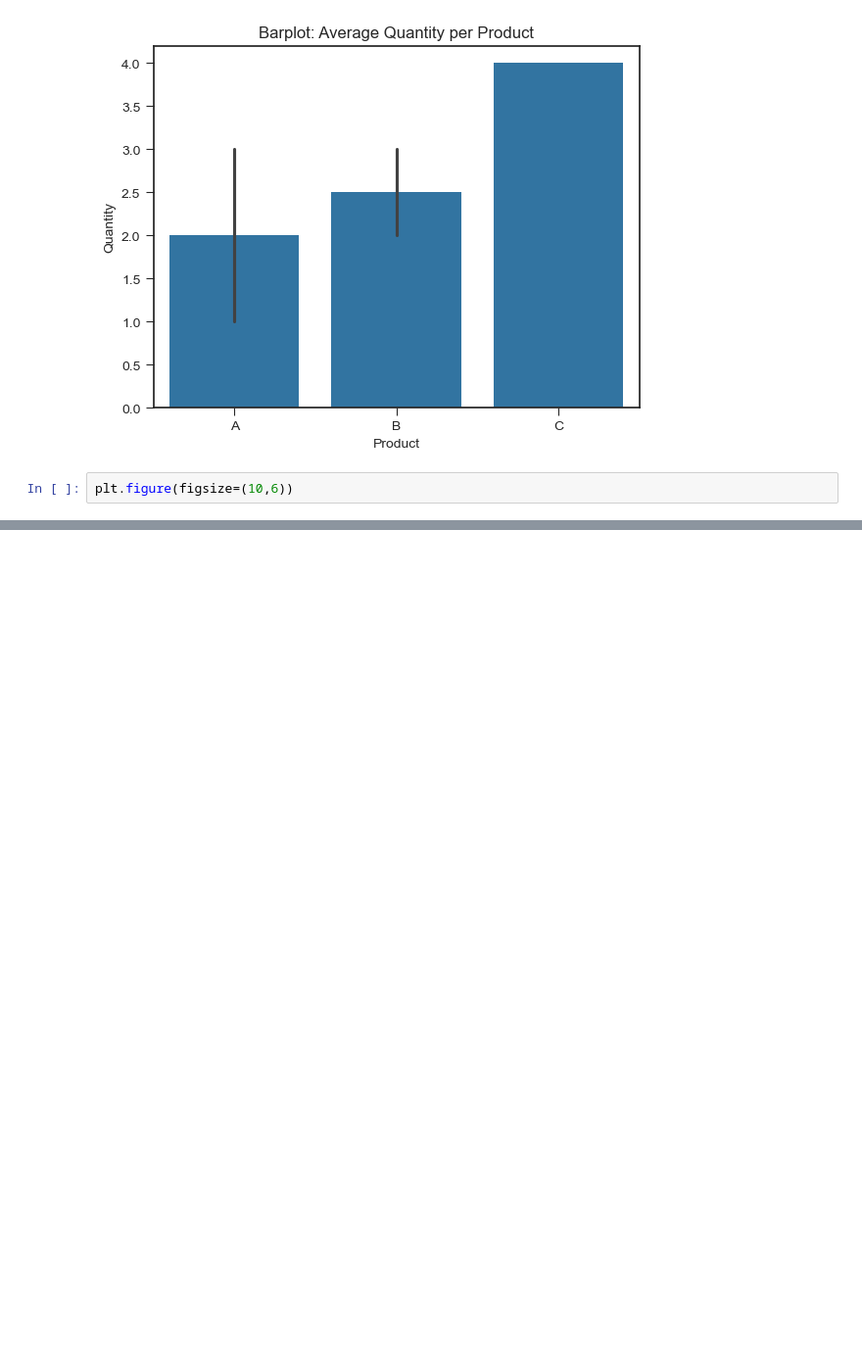
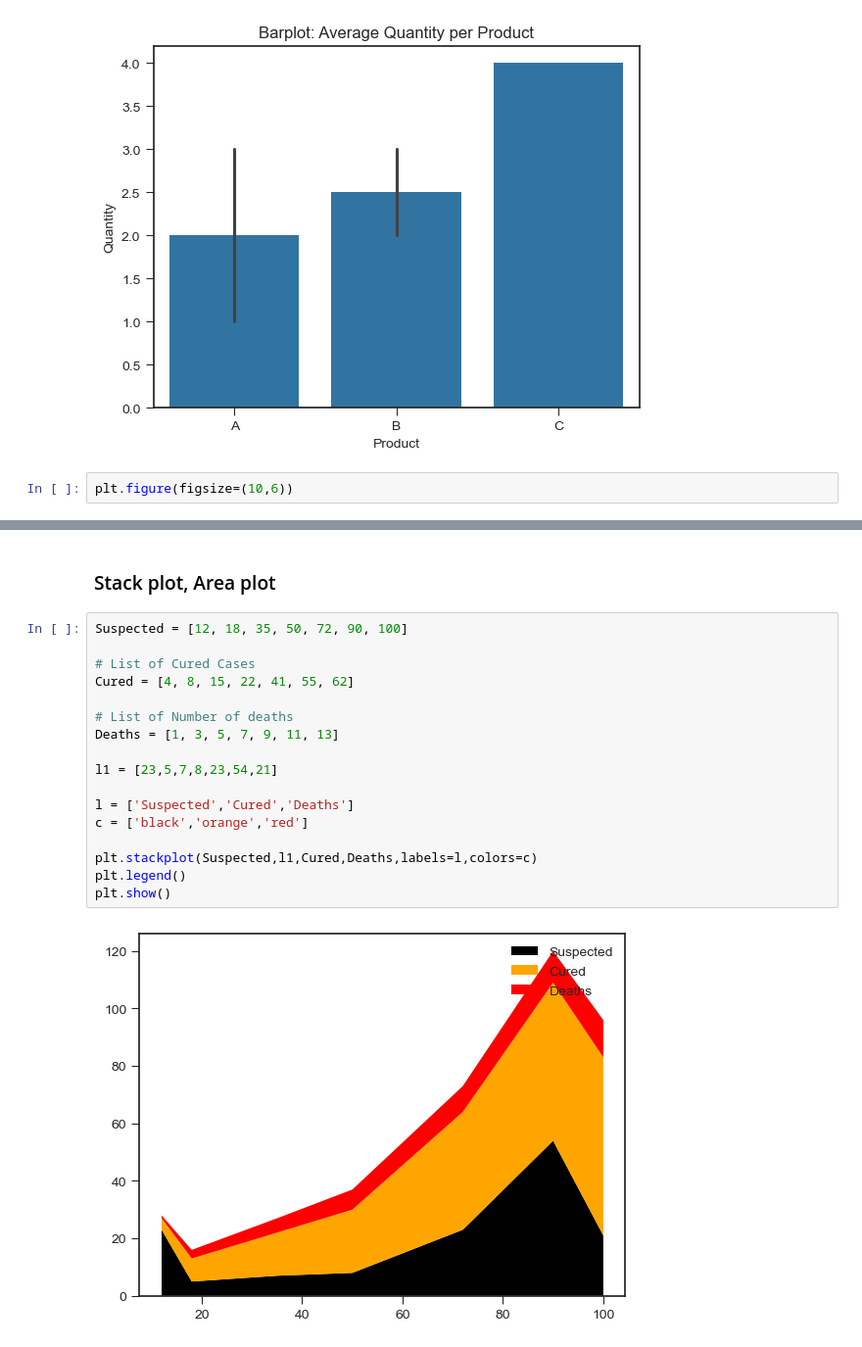
Before and after one commit to PurplePegasus08/My-ML-notes, a Jupyter notebook: Data visualizations/Plots.ipynb, the cells around one changed output, grey strips where cells are left out. Shown: that part at 98% size. Saved outputs shown, nothing was run; the diff lists cells and outputs as text; blank space fills up the shorter version.

```diff
--- a/Data visualizations/Plots.ipynb
+++ b/Data visualizations/Plots.ipynb
@@ -412,0 +433,21 @@ plt.figure(figsize=(10,6))
+# %% [markdown]
+### Stack plot, Area plot
+# %%
+Suspected = [12, 18, 35, 50, 72, 90, 100]
+
+# List of Cured Cases
+Cured = [4, 8, 15, 22, 41, 55, 62]
+
+# List of Number of deaths
+Deaths = [1, 3, 5, 7, 9, 11, 13]
+
+l1 = [23,5,7,8,23,54,21]
+
+l = ['Suspected','Cured','Deaths']
+c = ['black','orange','red']
+
+plt.stackplot(Suspected,l1,Cured,Deaths,labels=l,colors=c)
+plt.legend()
+plt.show()
+# %% [output]
+[figure, added]
```
Also changed, not shown: parts of 8 cells of this notebook, 3 other files.
